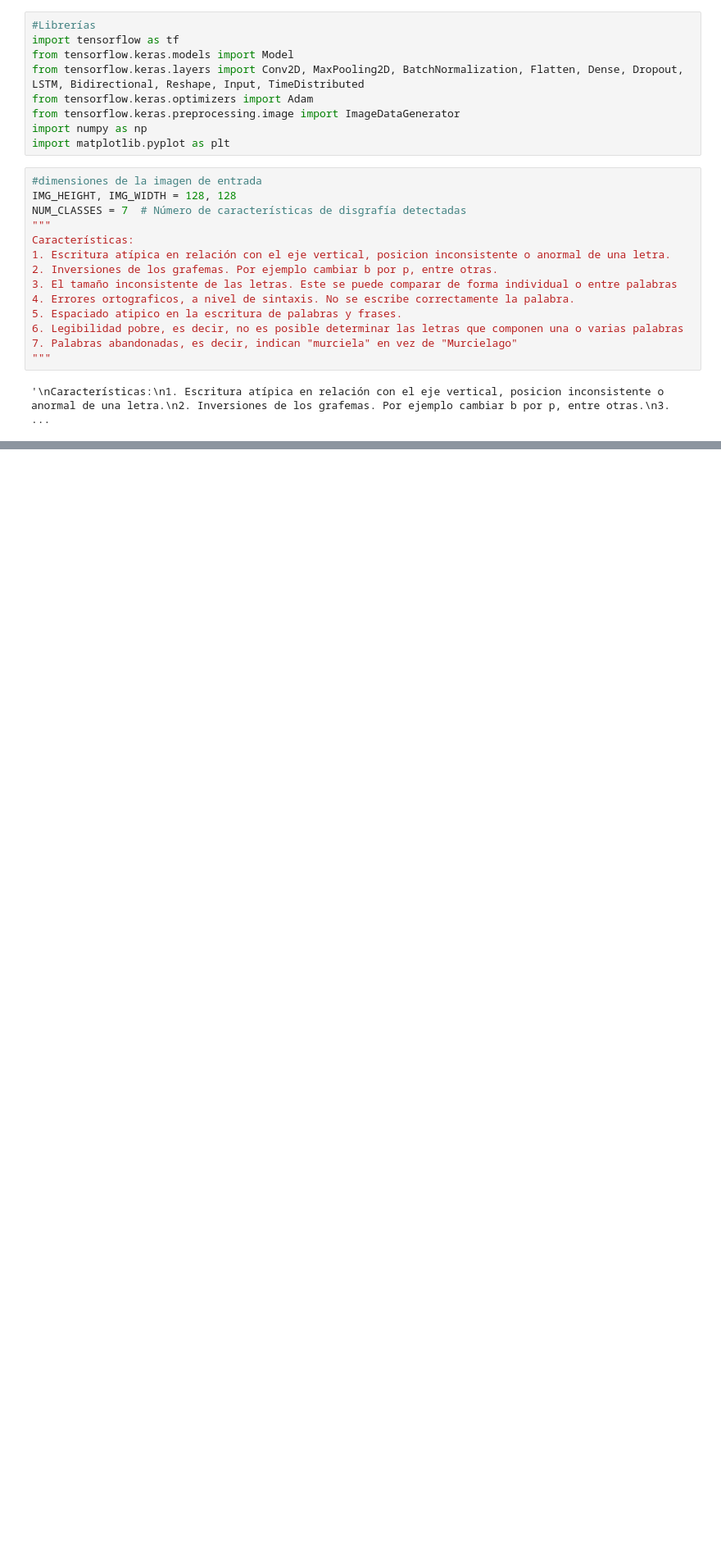
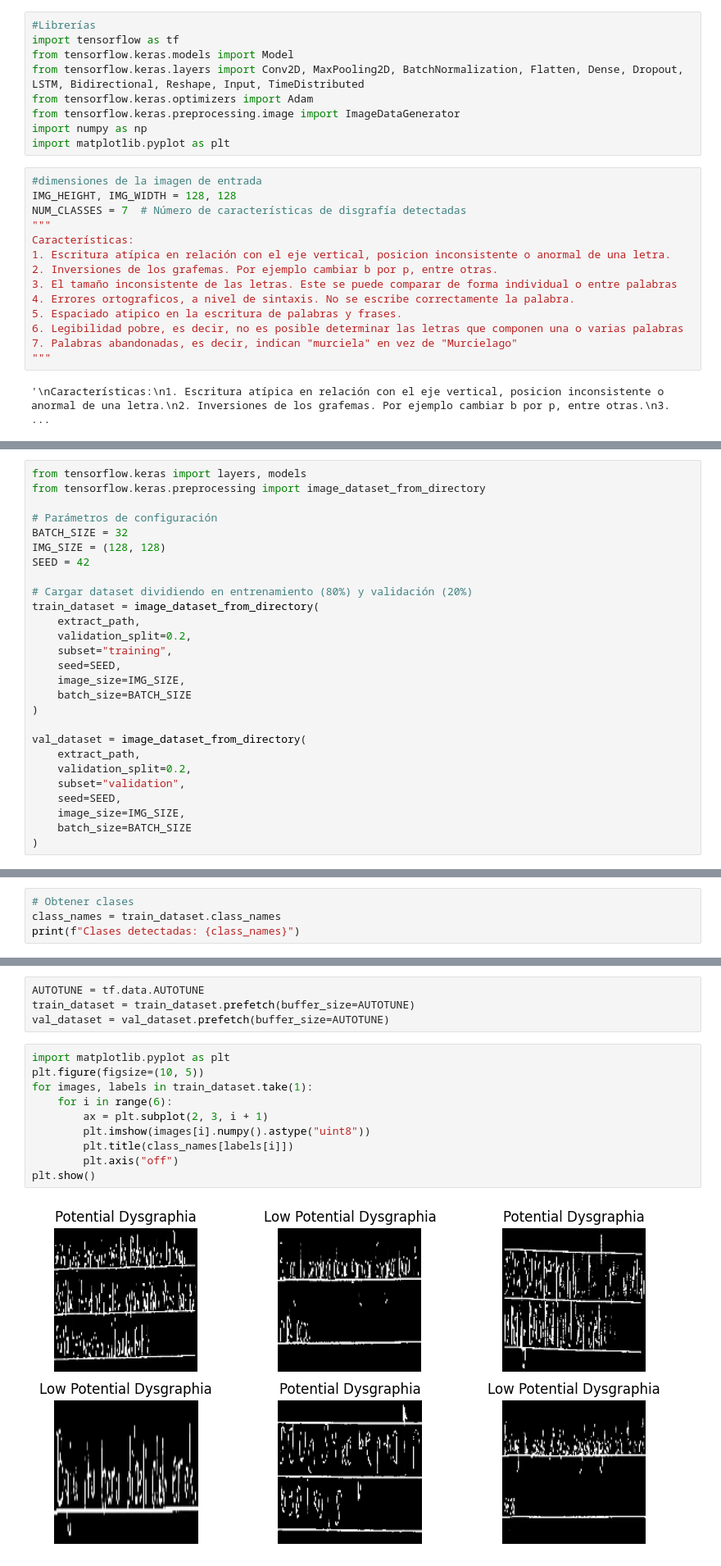
Before and after one commit to E-Daniel-Prada/dysgraphia-detection-crnn, a Jupyter notebook: dysgraphia_detection_crnn.ipynb, the cells around one changed output, grey strips where cells are left out. Shown at 82% size. Cells and saved outputs as stored; diff of their text form; blank space fills up the shorter version.

Commit message:
Definición borrador primer modelo CRNN

```diff
--- a/dysgraphia_detection_crnn.ipynb
+++ b/dysgraphia_detection_crnn.ipynb
@@ -62,0 +54,27 @@ def build_crnn():
+# %%
+from tensorflow.keras import layers, models
+from tensorflow.keras.preprocessing import image_dataset_from_directory
+
+# Parámetros de configuración
+BATCH_SIZE = 32
+IMG_SIZE = (128, 128)
+SEED = 42
+
+# Cargar dataset dividiendo en entrenamiento (80%) y validación (20%)
+train_dataset = image_dataset_from_directory(
+    extract_path,
+    validation_split=0.2,
+    subset="training",
+    seed=SEED,
+    image_size=IMG_SIZE,
+    batch_size=BATCH_SIZE
+)
+
+val_dataset = image_dataset_from_directory(
+    extract_path,
+    validation_split=0.2,
+    subset="validation",
+    seed=SEED,
+    image_size=IMG_SIZE,
+    batch_size=BATCH_SIZE
+)
@@ -62,0 +86,4 @@ def build_crnn():
+# %%
+# Obtener clases
+class_names = train_dataset.class_names
+print(f"Clases detectadas: {class_names}")
@@ -62,0 +92,16 @@ def build_crnn():
+# %%
+AUTOTUNE = tf.data.AUTOTUNE
+train_dataset = train_dataset.prefetch(buffer_size=AUTOTUNE)
+val_dataset = val_dataset.prefetch(buffer_size=AUTOTUNE)
+# %%
+import matplotlib.pyplot as plt
+plt.figure(figsize=(10, 5))
+for images, labels in train_dataset.take(1):
+    for i in range(6):
+        ax = plt.subplot(2, 3, i + 1)
+        plt.imshow(images[i].numpy().astype("uint8"))
+        plt.title(class_names[labels[i]])
+        plt.axis("off")
+plt.show()
+# %% [output]
+[figure, added]
```
Also changed, not shown: parts of 16 cells of this notebook.
